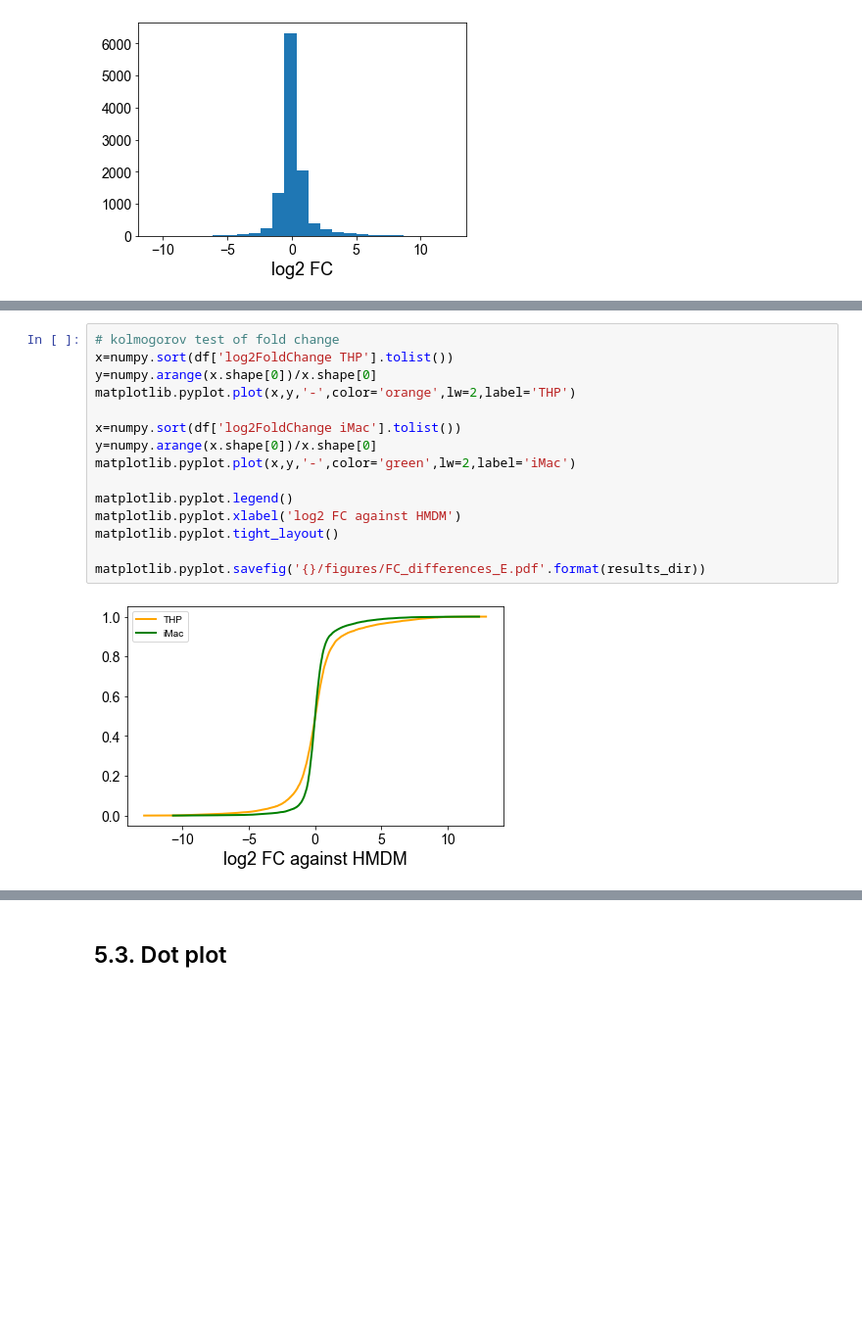
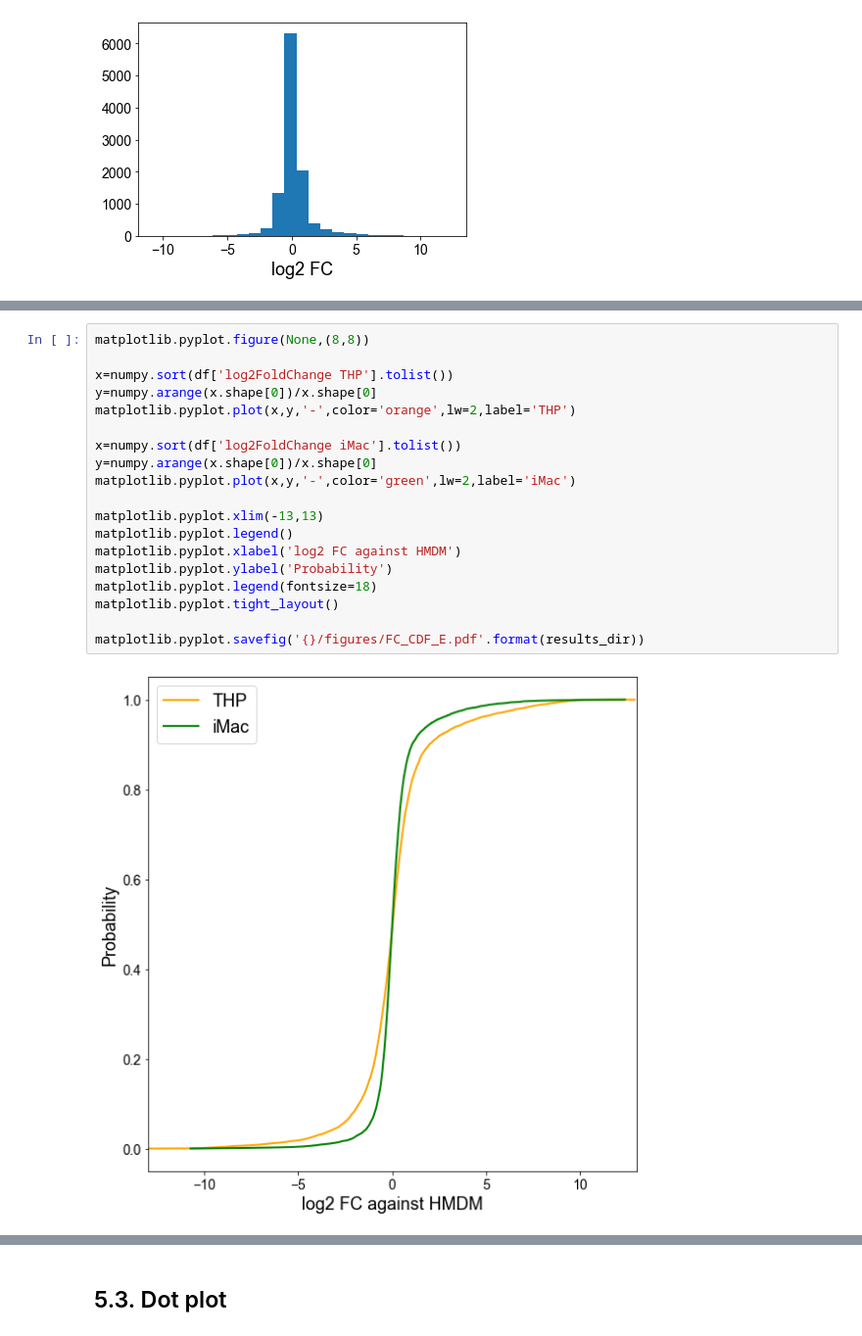
Before and after one commit to adelomana/uwm, a Jupyter notebook: transcriptomics/transcriptomics_final_analysis_E.ipynb, the cells around one changed output, grey strips where cells are left out. Shown at 98% size. Cells and saved outputs as stored; diff of their text form; blank space fills up the shorter version.

```diff
--- a/transcriptomics/transcriptomics_final_analysis_E.ipynb
+++ b/transcriptomics/transcriptomics_final_analysis_E.ipynb
@@ -368,18 +370,22 @@ matplotlib.pyplot.savefig('{}/figures/fold_change_probabilities_E.pdf'.format(re
 # %%
-# kolmogorov test of fold change
+matplotlib.pyplot.figure(None,(8,8))
+
 x=numpy.sort(df['log2FoldChange THP'].tolist())
 y=numpy.arange(x.shape[0])/x.shape[0]
 matplotlib.pyplot.plot(x,y,'-',color='orange',lw=2,label='THP')
 
 x=numpy.sort(df['log2FoldChange iMac'].tolist())
 y=numpy.arange(x.shape[0])/x.shape[0]
 matplotlib.pyplot.plot(x,y,'-',color='green',lw=2,label='iMac')
 
+matplotlib.pyplot.xlim(-13,13)
 matplotlib.pyplot.legend()
 matplotlib.pyplot.xlabel('log2 FC against HMDM')
+matplotlib.pyplot.ylabel('Probability')
+matplotlib.pyplot.legend(fontsize=18)
 matplotlib.pyplot.tight_layout()
 
-matplotlib.pyplot.savefig('{}/figures/FC_differences_E.pdf'.format(results_dir))
+matplotlib.pyplot.savefig('{}/figures/FC_CDF_E.pdf'.format(results_dir))
 # %% [output]
-[figure, old version]
+[figure, new version]
 # %%
```
Also changed, not shown: parts of 6 cells of this notebook, 2 other files.
